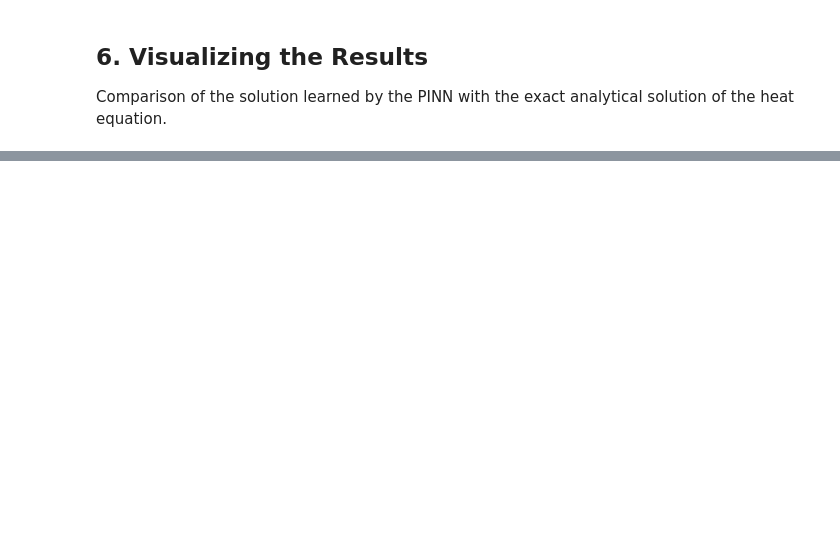
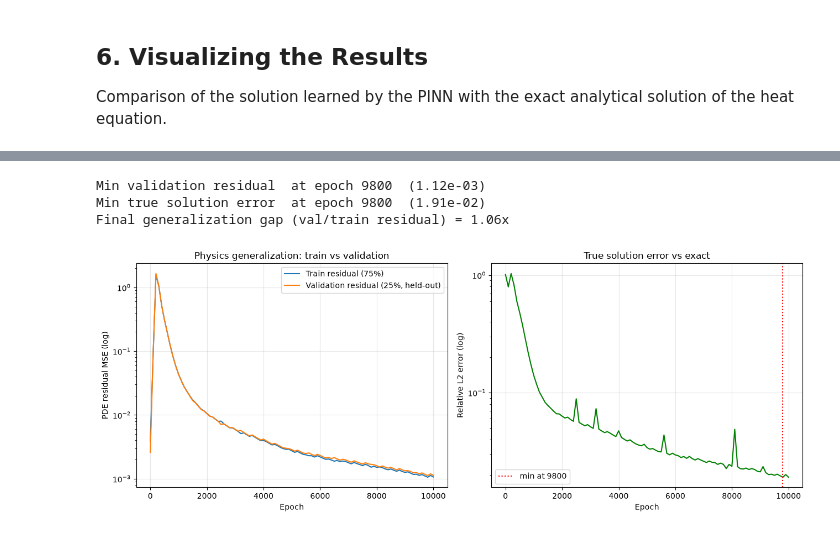
Before and after one commit to Walid-CHABCHI/PINN-Scientific-Computing, a Jupyter notebook: 01_pinn_from_scratch/pinn_heat_pytorch_v1.ipynb, the cells around one changed output, grey strips where cells are left out. Saved outputs shown, nothing was run; the diff lists cells and outputs as text; code cells hidden in the pictures; blank space fills up the shorter version.

```diff
--- a/01_pinn_from_scratch/pinn_heat_pytorch_v1.ipynb
+++ b/01_pinn_from_scratch/pinn_heat_pytorch_v1.ipynb
@@ -180,0 +262,27 @@ plot_solution(modele, u_exact)
+# %%
+ep = np.array(hist["ep"])
+tr = np.array(hist["train_res"]); va = np.array(hist["val_res"]); se = np.array(hist["sol_err"])
+best_val = int(ep[va.argmin()]); best_sol = int(ep[se.argmin()])
+gap = va[-1] / tr[-1]
+
+print(f"Min validation residual  at epoch {best_val}  ({va.min():.2e})")
+print(f"Min true solution error  at epoch {best_sol}  ({se.min():.2e})")
+print(f"Final generalization gap (val/train residual) = {gap:.2f}x")
+
+fig, ax = plt.subplots(1, 2, figsize=(13, 5))
+ax[0].plot(ep, tr, label="Train residual (75%)")
+ax[0].plot(ep, va, label="Validation residual (25%, held-out)")
+ax[0].set_yscale("log"); ax[0].set_xlabel("Epoch"); ax[0].set_ylabel("PDE residual MSE (log)")
+ax[0].set_title("Physics generalization: train vs validation"); ax[0].legend(); ax[0].grid(True, alpha=.3)
+
+ax[1].plot(ep, se, color="green")
+ax[1].axvline(best_sol, ls=":", color="red", label=f"min at {best_sol}")
+ax[1].set_yscale("log"); ax[1].set_xlabel("Epoch"); ax[1].set_ylabel("Relative L2 error (log)")
+ax[1].set_title("True solution error vs exact"); ax[1].legend(); ax[1].grid(True, alpha=.3)
+
+plt.tight_layout(); plt.show()
+# %% [output]
+Min validation residual  at epoch 9800  (1.12e-03)
+Min true solution error  at epoch 9800  (1.91e-02)
+Final generalization gap (val/train residual) = 1.06x
+[figure, added]
```
Also changed, not shown: parts of 6 cells of this notebook.
